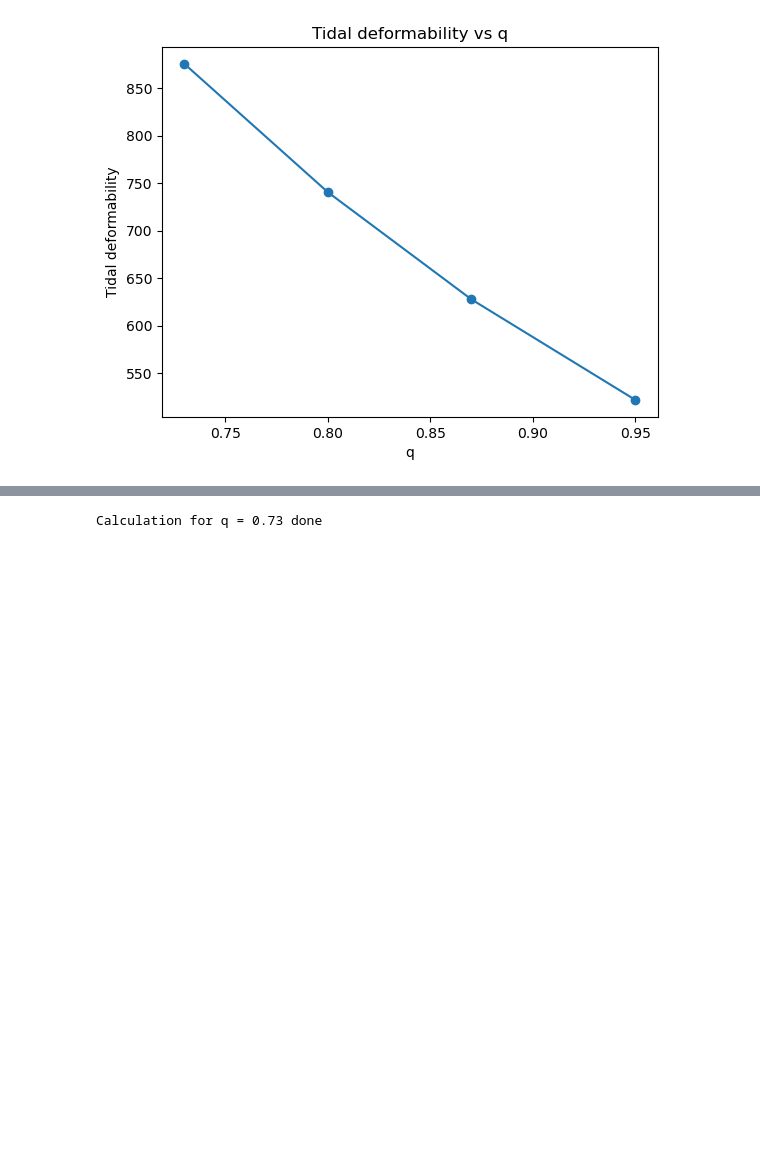
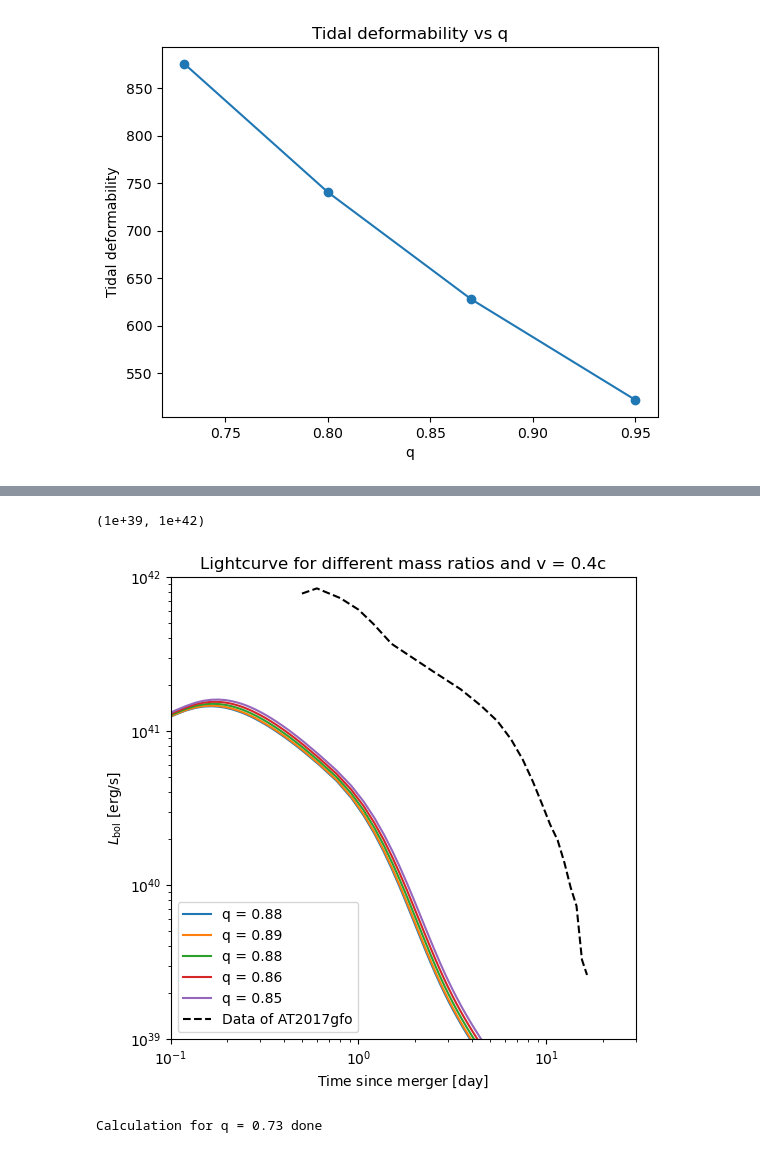
Before and after one commit to HIGGS317/Kilonova-Lightcurve-Code, a Jupyter notebook: Tov.ipynb, the cells around one changed output, grey strips where cells are left out. Saved outputs shown, nothing was run; the diff lists cells and outputs as text; code cells hidden in the pictures; blank space fills up the shorter version.

```diff
--- a/Tov.ipynb
+++ b/Tov.ipynb
@@ -515,9 +627,15 @@ def lightcurve(v,alpha_max,alpha_min,n,kappa_low,kappa_high,be_kappa,m1,m2,lambd
     # plt.show()
 
     return data
-# %%
-data2 = np.loadtxt('Mass-Radius-SLY_4-EOS_4-plot.dat')
-m1 = data2[:,0]
-m2 = data2[:,1]
-lambda1 = data2[:,2]
-lambda2 = data2[:,3]
+# %%
+import warnings
+
+warnings.filterwarnings("ignore")
+
+results = []
+for i in range(len(m1)):
+    result =lightcurve(0.1,4.0,1.0,4.5,0.5,3.0,0.2,m1[i],m2[i],lam1[i],lam2[i],-0.0719,constraint=True)
+    print('Calculation for q = {} done'.format(m2[i]/m1[i]))
+    results.append(result)
+
+results = [i for i in results if i !=0]
@@ -524,3 +653,22 @@ lambda2 = data2[:,3]
+# %%
+t = [0.5,0.6,0.8,1.0,1.2,1.5,2.5,3.5,4.5,5.5,6.5,7.5,8.5,9.5,10.5,11.5,12.5,13.5,14.5,15.5,16.5]
+L_int = [7.82e+41,8.45e+41,7.31e+41,6.15e+41,4.97e+41,3.69e+41,2.44e+41,1.87e+41,1.46e+41,1.16e+41,8.84e+40,6.53e+40,4.69e+40,3.36e+40,2.47e+40,1.96e+40,1.40e+40,9.64e+39,7.33e+39,3.28e+39,2.61e+39]
+L_bb = [1.2e+42,1.3e+42,7.0e+41,5.5e+41,4.8e+41,3.6e+41,2.3e+41,1.7e+41,1.4e+41,1.0e+41,9.1e+40,7.0e+40,4.5e+40,2.9e+40,2.0e+40,3.0e+40,3.0e+40,2.1e+40,1.7e+40,7.7e+38,7.7e+38]
+
+plt.figure(figsize=(6, 6))
+for i in range(len(results)):
+    plt.loglog(results[i]['t'],results[i]['LC'],label='q = {}'.format(np.round(results[i]['q'],2)))
+plt.loglog(t,L_int,label='Data of AT2017gfo',linestyle='--',linewidth=1.5,color='black')
+#plt.loglog(t,L_bb,label='Data of AT2017gfo',linestyle='--',linewidth=1.5,color='black')
+plt.legend()
+plt.ylabel(r"$L_{\rm bol}~[{\rm erg/s}]$")
+plt.xlabel(r"${\rm Time~since~merger~[day]}$")
+plt.title('Lightcurve for different mass ratios and v = 0.4c')
+plt.xlim(0.1,30.)
+plt.ylim(1.0e39,1.0e42)
+# %% [output]
+(1e+39, 1e+42)
+[figure, added]
 # %%
 results = []
 for i in range(len(m1)):
```
Also changed, not shown: parts of 9 cells of this notebook, 5 other files.
